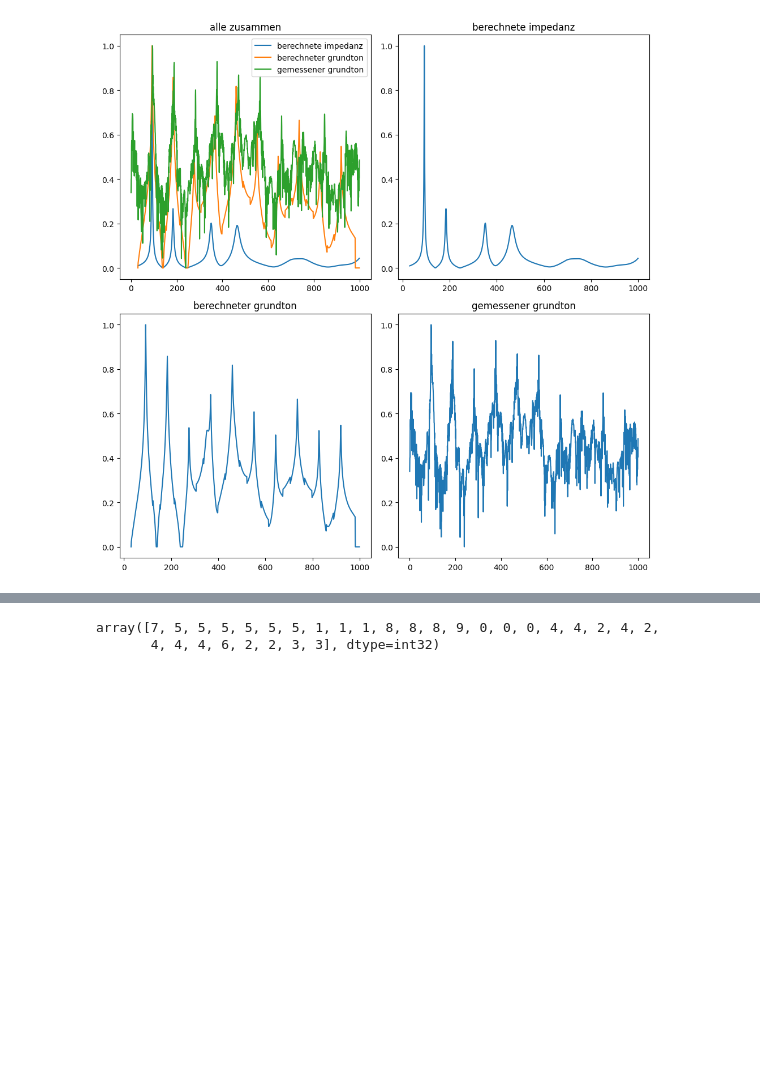
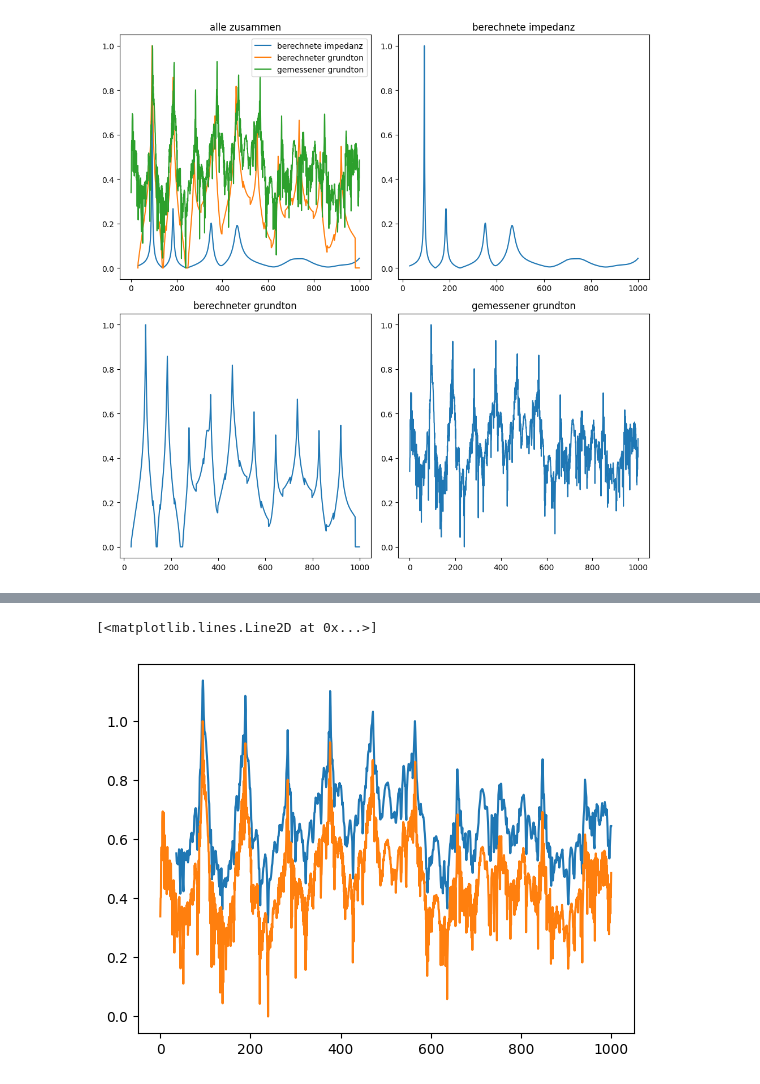
Before and after one commit to jnehring/didge-lab, a Jupyter notebook: src/experiments/fft-analysis/didge-archive.ipynb, the cells around one changed output, grey strips where cells are left out. Saved outputs shown, nothing was run; the diff lists cells and outputs as text; code cells hidden in the pictures; blank space fills up the shorter version.

```diff
--- a/src/experiments/fft-analysis/didge-archive.ipynb
+++ b/src/experiments/fft-analysis/didge-archive.ipynb
@@ -275,14 +118,0 @@ for i in range(len(freq)):
-# %%
-averaged_fft_spectrum = window_average(fft_spectrum)
-freq = np.array(freq)
-maxima = get_maxima(freq, averaged_fft_spectrum)
-freq = np.array(freq)
-
-#averaged_fft_spectrum = window_average(fft_spectrum, window_size=10)
-
-plt.plot(freq, fft_spectrum, label="normal")
-plt.plot(freq, averaged_fft_spectrum, label="averaged")
-plt.legend()
-
-for m in maxima:
-    plt.axvline(x=m, color="red")
@@ -294,14 +119,27 @@ for m in maxima:
-# %%
-from sklearn.cluster import KMeans
-import numpy as np
-
-X = np.array(maxima).reshape(-1,1)
-kmeans = KMeans(n_clusters=10, random_state=0, n_init="auto").fit(X)
-kmeans.labels_
-
-#colors = ""
-#kmeans.predict([[0, 0], [12, 3]])
-#kmeans.cluster_centers_
-# %% [output]
-array([7, 5, 5, 5, 5, 5, 5, 1, 1, 1, 8, 8, 8, 9, 0, 0, 0, 4, 4, 2, 4, 2,
-       4, 4, 4, 6, 2, 2, 3, 3], dtype=int32)
+# %%
+def quantize(freq, amp, size=1, min_freq=35, max_freq=1000):
+    qfreqs = np.arange(min_freq, max_freq, size) + size/2
+    qamps = []
+    for f in qfreqs:
+        window = (freq>f-size) & (freq<f+size)
+        qamps.append(np.mean(amp[window]))
+    qamps = np.array(qamps)
+    return qfreqs, qamps
+
+didge = archive[0]
+geo = json.load(open(os.path.join(archive_path, didge["geometry"]), "r"))
+sound_file = os.path.join(archive_path, didge["audio-samples"]["neutral-sound"])
+
+freq, fft_spectrum_abs = do_fft(sound_file)
+fft_spectrum_abs = np.log2(fft_spectrum_abs)
+fft_spectrum_abs -= fft_spectrum_abs.min()
+fft_spectrum_abs /= fft_spectrum_abs.max()
+
+qfreq, qamps = quantize(freq, fft_spectrum_abs)
+
+plt.plot(qfreq, qamps+0.2, label="quantized")
+plt.plot(freq, fft_spectrum_abs, label="original")
+#plt.legend()
+# %% [output]
+[<matplotlib.lines.Line2D at 0x...>]
+[figure, added]
```
Also changed, not shown: parts of 15 cells of this notebook, 7 other files.
